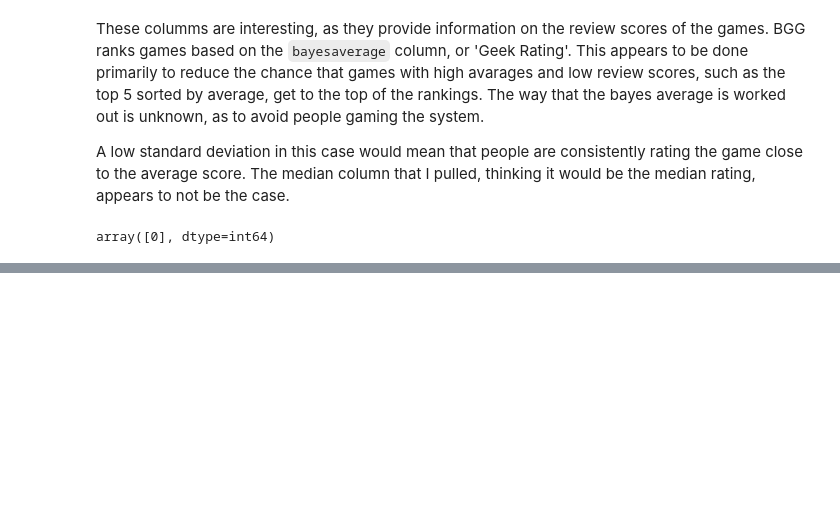
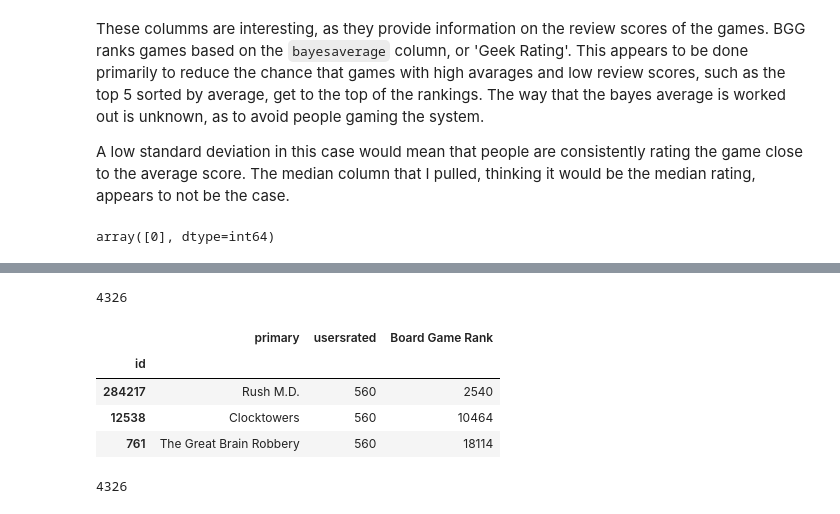
Before and after one commit to J-Zoo99/portfolio, a Jupyter notebook: BoardGameGeek.ipynb, the cells around one changed output, grey strips where cells are left out. Cells and saved outputs as stored; diff of their text form; code cells hidden in the pictures; blank space fills up the shorter version.

```diff
--- a/BoardGameGeek.ipynb
+++ b/BoardGameGeek.ipynb
@@ -367,0 +393,21 @@ cols_to_drop = [
+# %%
+twentypercent = round(df_game_details.shape[0] * 0.2)
+print(twentypercent)
+df_most_popular = df_game_details.sort_values(by ='usersrated', ascending = False).head(twentypercent)
+pop_columns = ['primary','usersrated', 'Board Game Rank']
+display(df_most_popular.tail(3)[pop_columns])
+# %% [output]
+4326
+|  | primary | usersrated | Board Game Rank |
+| id |  |  |  |
+| 284217 | Rush M.D. | 560 | 2540 |
+| 12538 | Clocktowers | 560 | 10464 |
+| 761 | The Great Brain Robbery | 560 | 18114 |
+# %%
+# 560 people rated the last game, but there might be more games than the 4326 that were rated by at least 560 people what were excluded from the search, to make this fair,
+# I'll include all games with at least 560 ratings.
+have_560_ratings = df_game_details['usersrated'] >= 560
+df_most_popular_2 = df_game_details[have_560_ratings]
+df_most_popular_2.shape[0]
+# %% [output]
+4326
```
Also changed, not shown: parts of 19 cells of this notebook.
